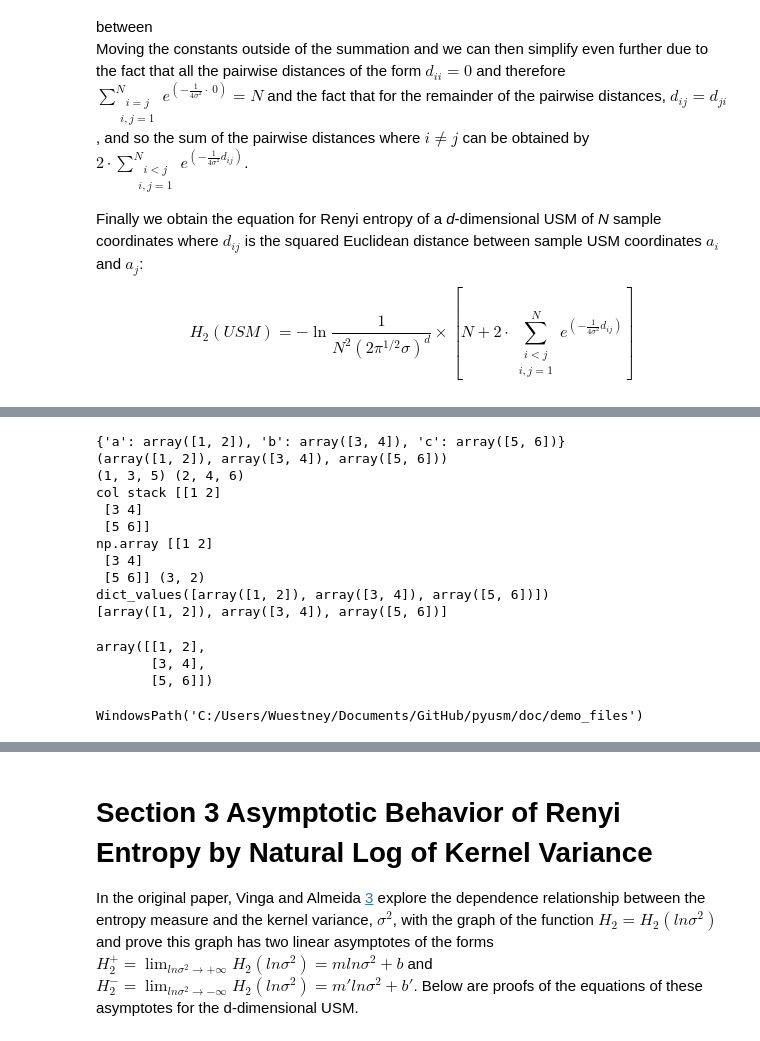
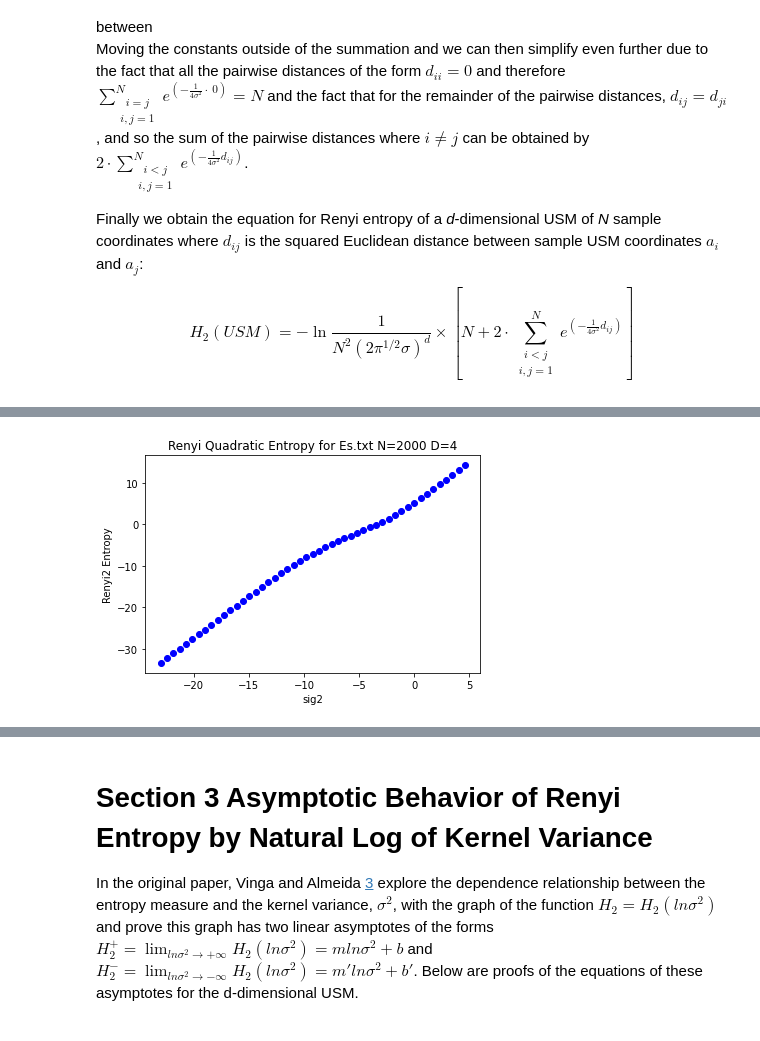
Before and after one commit to katherine983/pyusm, a Jupyter notebook: doc/demo_usm_entropy.ipynb, the cells around one changed output, grey strips where cells are left out. Saved outputs shown, nothing was run; the diff lists cells and outputs as text; code cells hidden in the pictures.

Commit message:
Finish demo docs
Finished the main jupyter notebooks demonstrating the usm and usm_entropy modules

```diff
--- a/doc/demo_usm_entropy.ipynb
+++ b/doc/demo_usm_entropy.ipynb
@@ -204,39 +208,10 @@ ModuleNotFoundError: No module named 'pyusm'
-# %%
-A = ['a', 'b', 'c']
-V = np.array([[1, 2], [3, 4], [5, 6]])
-#V = np.array([[1,0,0], [0,1,0], [0,0,1]])
-coords = dict(zip(A, V))
-print(coords)
-a, vrts = zip(*coords.items())
-print(vrts)
-x, y = zip(*vrts)
-print(x, y)
-print("col stack", np.column_stack((x, y)))
-c = np.array(vrts)
-print("np.array", c, c.shape)
-d = np.identity(3)
-vrts = coords.values()
-print(vrts)
-print(list(c))
-#ix = [:, :]
-c[:]
-# %% [output]
-{'a': array([1, 2]), 'b': array([3, 4]), 'c': array([5, 6])}
-(array([1, 2]), array([3, 4]), array([5, 6]))
-(1, 3, 5) (2, 4, 6)
-col stack [[1 2]
- [3 4]
- [5 6]]
-np.array [[1 2]
- [3 4]
- [5 6]] (3, 2)
-dict_values([array([1, 2]), array([3, 4]), array([5, 6])])
-[array([1, 2]), array([3, 4]), array([5, 6])]
-array([[1, 2],
-       [3, 4],
-       [5, 6]])
 # %%
 demo_files = Path.cwd()/ "demo_files"
-demo_files
+#demo_files
-# %% [output]
-WindowsPath('C:/Users/Wuestney/Documents/GitHub/pyusm/doc/demo_files')
+# %%
+with open(demo_files/'Es.txt', 'r') as fhand:
+    seq = list(fhand.read())
+usm = pyusm.USM.make_usm(seq)
+rn2dict = usm_entropy.renyi2usm(usm.fw, refseq='Es.txt')
+# %% [output]
+[figure, added]
```
Also changed, not shown: parts of 14 cells of this notebook, 4 other files.
